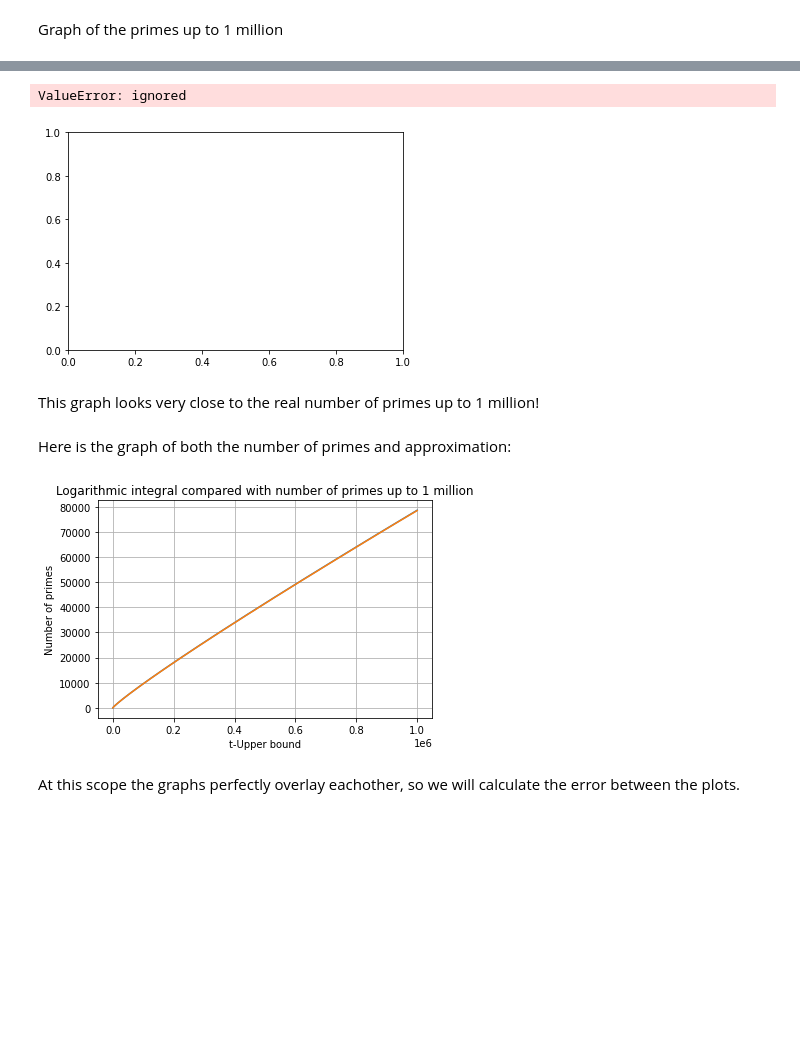
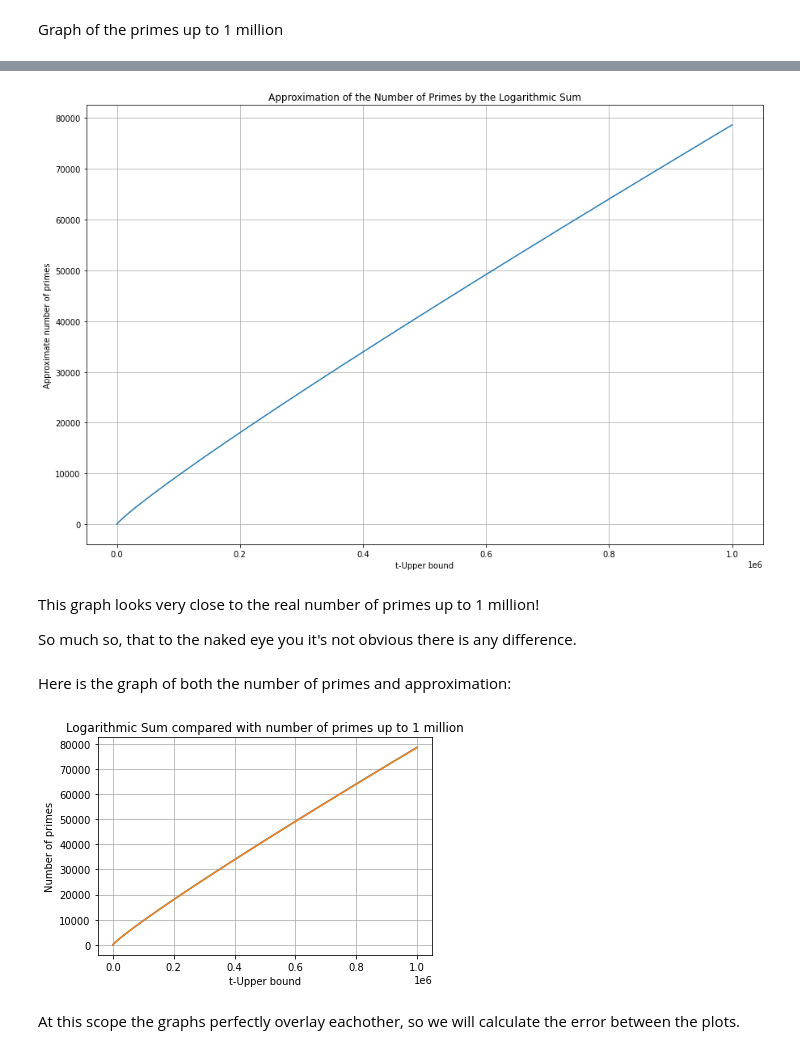
Before and after one commit to JZBarsky/TestRepo, a Jupyter notebook: project_2_Josh_B_edits.ipynb, the cells around one changed output, grey strips where cells are left out. Cells and saved outputs as stored; diff of their text form; code cells hidden in the pictures; blank space fills up the shorter version.

```diff
--- a/project_2_Josh_B_edits.ipynb
+++ b/project_2_Josh_B_edits.ipynb
@@ -72,27 +74,37 @@ inputs = np.array(range(1000000))
+# %%
+#much faster to calculate
+Larray = np.log(np.arange(2, 10**6+1))
+ILarray = 1/Larray
+y = np.cumsum(ILarray) #Logarithmic sum
+# %%
+#makes size of x == size of y.
+x = np.array(range(1000000-1))
 # %%
-plt.plot(inputs, Values_for_upper_bound)
-plt.title('Approximation of the Number of Primes by the Logarithmic Integral')
+plt.figure(figsize=(15,10))
+plt.plot(x, y)
+plt.title('Approximation of the Number of Primes by the Logarithmic Sum')
 plt.xlabel('t-Upper bound')
 plt.ylabel('Approximate number of primes')
 plt.grid(True)
 plt.show()
 # %% [output]
-ValueError: ignored
-[figure, old version]
+[figure, new version]
 # %% [markdown]
 This graph looks very close to the real number of primes up to 1 million!
+
+So much so, that to the naked eye you it's not obvious there is any difference.
 # %% [markdown]
 Here is the graph of both the number of primes and approximation:
 # %%
-plt.plot(inputs, Values_for_upper_bound )
+plt.plot(x, y)
 plt.plot(xval,yval)
-plt.title('Logarithmic integral compared with number of primes up to 1 million')
+plt.title('Logarithmic Sum compared with number of primes up to 1 million')
 plt.xlabel('t-Upper bound')
 plt.ylabel('Number of primes')
 plt.grid(True)
 plt.show()
 # %% [output]
-[figure, old version]
+[figure, new version]
 # %% [markdown]
 At this scope the graphs perfectly overlay eachother, so we will calculate the error between the plots.
 # %%
```
Also changed, not shown: parts of 8 cells of this notebook.
